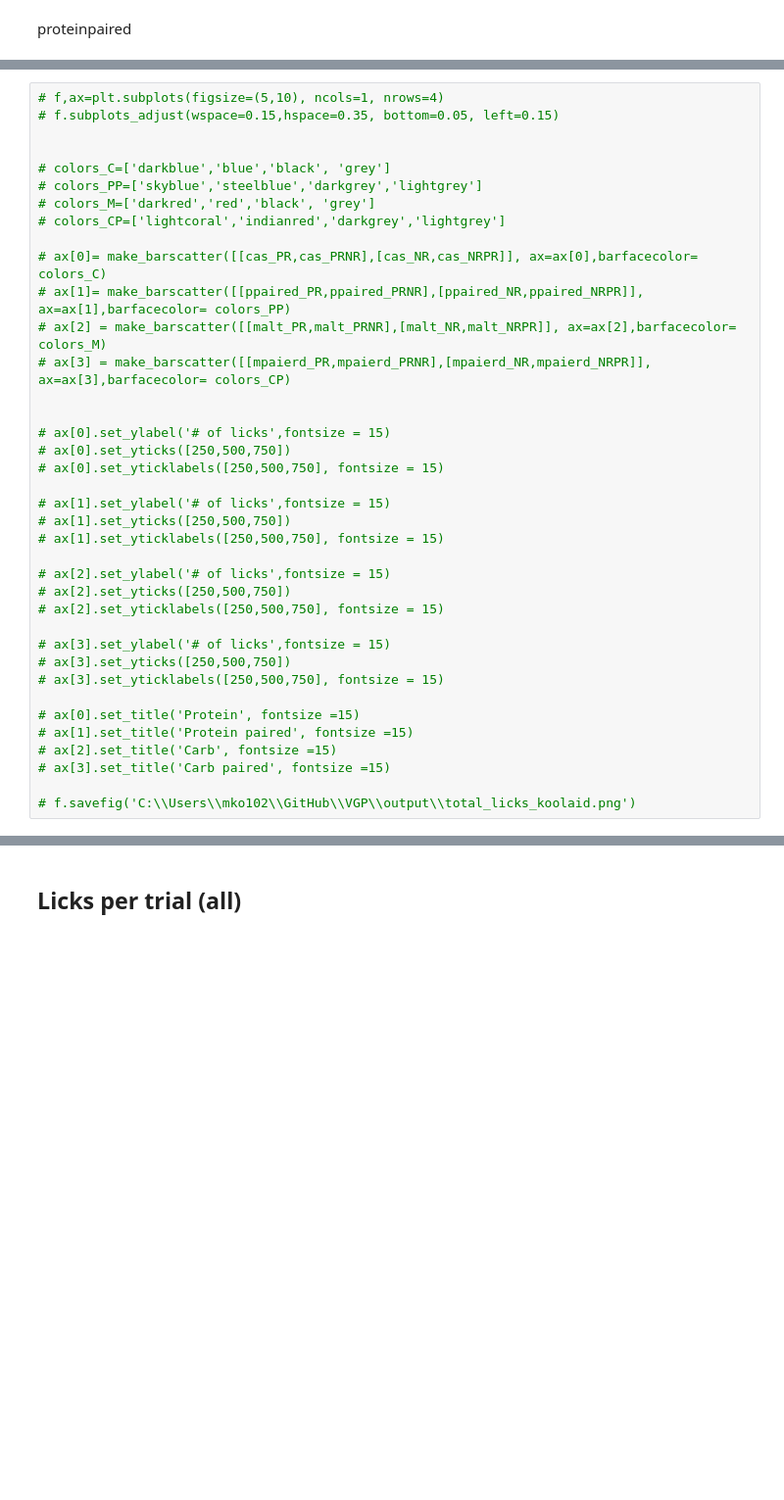
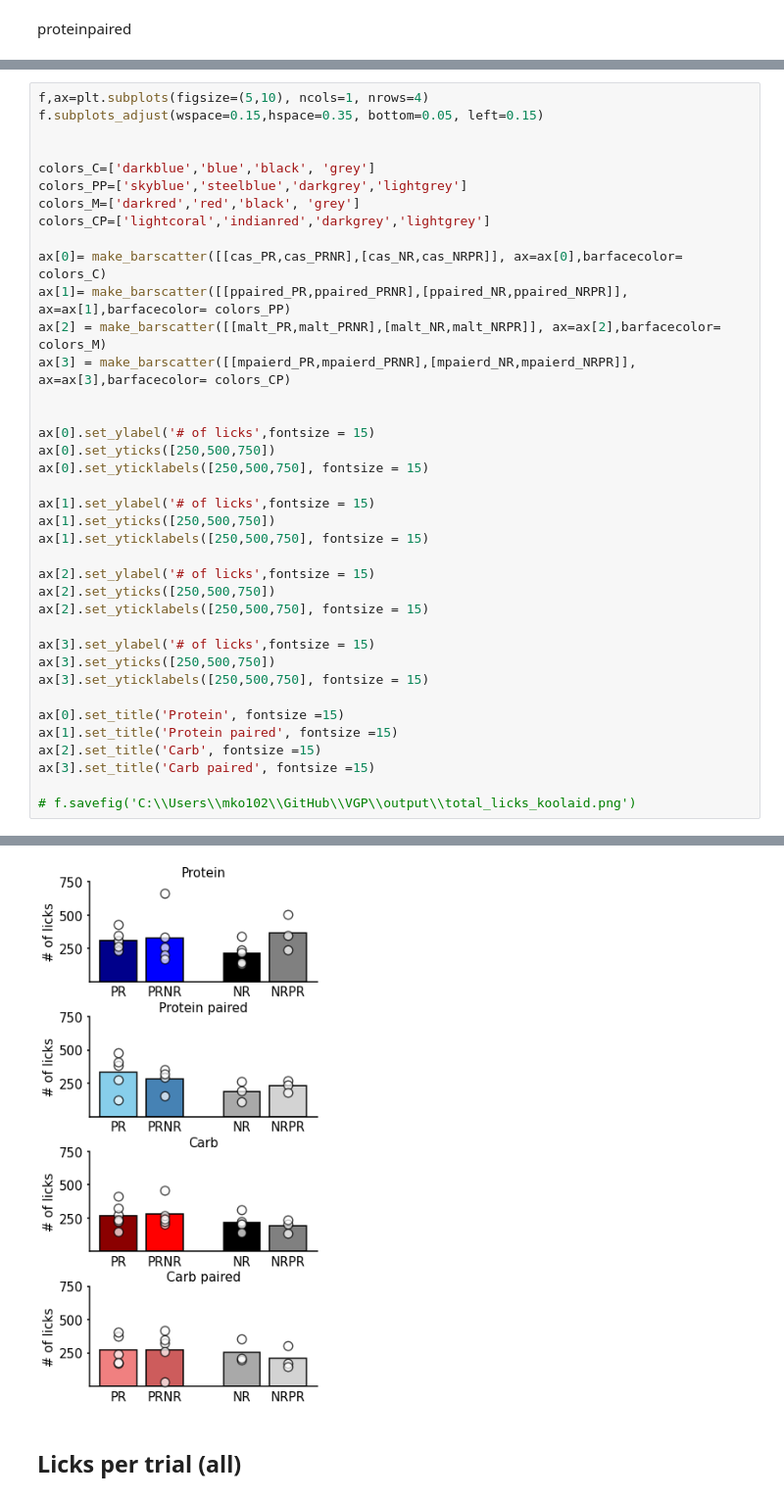
Before and after one commit to jetsetmette/VGP, a Jupyter notebook: notebooks/Behavior_2P.ipynb, the cells around one changed output, grey strips where cells are left out. Shown: that part at 98% size. Saved outputs shown, nothing was run; the diff lists cells and outputs as text; blank space fills up the shorter version.

```diff
--- a/notebooks/Behavior_2P.ipynb
+++ b/notebooks/Behavior_2P.ipynb
@@ -617,38 +797,39 @@ print('NRPR', mpaierd_NRPR)
 # %%
-# f,ax=plt.subplots(figsize=(5,10), ncols=1, nrows=4)
-# f.subplots_adjust(wspace=0.15,hspace=0.35, bottom=0.05, left=0.15)
+f,ax=plt.subplots(figsize=(5,10), ncols=1, nrows=4)
+f.subplots_adjust(wspace=0.15,hspace=0.35, bottom=0.05, left=0.15)
 
 
-# colors_C=['darkblue','blue','black', 'grey']
-# colors_PP=['skyblue','steelblue','darkgrey','lightgrey']
-# colors_M=['darkred','red','black', 'grey']
-# colors_CP=['lightcoral','indianred','darkgrey','lightgrey']
+colors_C=['darkblue','blue','black', 'grey']
+colors_PP=['skyblue','steelblue','darkgrey','lightgrey']
+colors_M=['darkred','red','black', 'grey']
+colors_CP=['lightcoral','indianred','darkgrey','lightgrey']
 
-# ax[0]= make_barscatter([[cas_PR,cas_PRNR],[cas_NR,cas_NRPR]], ax=ax[0],barfacecolor= colors_C)
-# ax[1]= make_barscatter([[ppaired_PR,ppaired_PRNR],[ppaired_NR,ppaired_NRPR]], ax=ax[1],barfacecolor= colors_PP)
-# ax[2] = make_barscatter([[malt_PR,malt_PRNR],[malt_NR,malt_NRPR]], ax=ax[2],barfacecolor= colors_M)
-# ax[3] = make_barscatter([[mpaierd_PR,mpaierd_PRNR],[mpaierd_NR,mpaierd_NRPR]], ax=ax[3],barfacecolor= colors_CP)
+ax[0]= make_barscatter([[cas_PR,cas_PRNR],[cas_NR,cas_NRPR]], ax=ax[0],barfacecolor= colors_C)
+ax[1]= make_barscatter([[ppaired_PR,ppaired_PRNR],[ppaired_NR,ppaired_NRPR]], ax=ax[1],barfacecolor= colors_PP)
+ax[2] = make_barscatter([[malt_PR,malt_PRNR],[malt_NR,malt_NRPR]], ax=ax[2],barfacecolor= colors_M)
+ax[3] = make_barscatter([[mpaierd_PR,mpaierd_PRNR],[mpaierd_NR,mpaierd_NRPR]], ax=ax[3],barfacecolor= colors_CP)
 
 
-# ax[0].set_ylabel('# of licks',fontsize = 15)
-# ax[0].set_yticks([250,500,750])
-# ax[0].set_yticklabels([250,500,750], fontsize = 15)
+ax[0].set_ylabel('# of licks',fontsize = 15)
+ax[0].set_yticks([250,500,750])
+ax[0].set_yticklabels([250,500,750], fontsize = 15)
 
-# ax[1].set_ylabel('# of licks',fontsize = 15)
-# ax[1].set_yticks([250,500,750])
-# ax[1].set_yticklabels([250,500,750], fontsize = 15)
+ax[1].set_ylabel('# of licks',fontsize = 15)
+ax[1].set_yticks([250,500,750])
+ax[1].set_yticklabels([250,500,750], fontsize = 15)
 
-# ax[2].set_ylabel('# of licks',fontsize = 15)
-# ax[2].set_yticks([250,500,750])
-# ax[2].set_yticklabels([250,500,750], fontsize = 15)
+ax[2].set_ylabel('# of licks',fontsize = 15)
+ax[2].set_yticks([250,500,750])
+ax[2].set_yticklabels([250,500,750], fontsize = 15)
 
-# ax[3].set_ylabel('# of licks',fontsize = 15)
-# ax[3].set_yticks([250,500,750])
-# ax[3].set_yticklabels([250,500,750], fontsize = 15)
+ax[3].set_ylabel('# of licks',fontsize = 15)
+ax[3].set_yticks([250,500,750])
+ax[3].set_yticklabels([250,500,750], fontsize = 15)
 
-# ax[0].set_title('Protein', fontsize =15)
-# ax[1].set_title('Protein paired', fontsize =15)
-# ax[2].set_title('Carb', fontsize =15)
-# ax[3].set_title('Carb paired', fontsize =15)
+ax[0].set_title('Protein', fontsize =15)
+ax[1].set_title('Protein paired', fontsize =15)
+ax[2].set_title('Carb', fontsize =15)
+ax[3].set_title('Carb paired', fontsize =15)
 
 # f.savefig('C:\\Users\\mko102\\GitHub\\VGP\\output\\total_licks_koolaid.png')
+# %% [output]
@@ -655,3 +853,4 @@ print('NRPR', mpaierd_NRPR)
+[figure, added]
 # %% [markdown]
 ## Licks per trial (all)
 # %%
```
Also changed, not shown: parts of 64 cells of this notebook.
